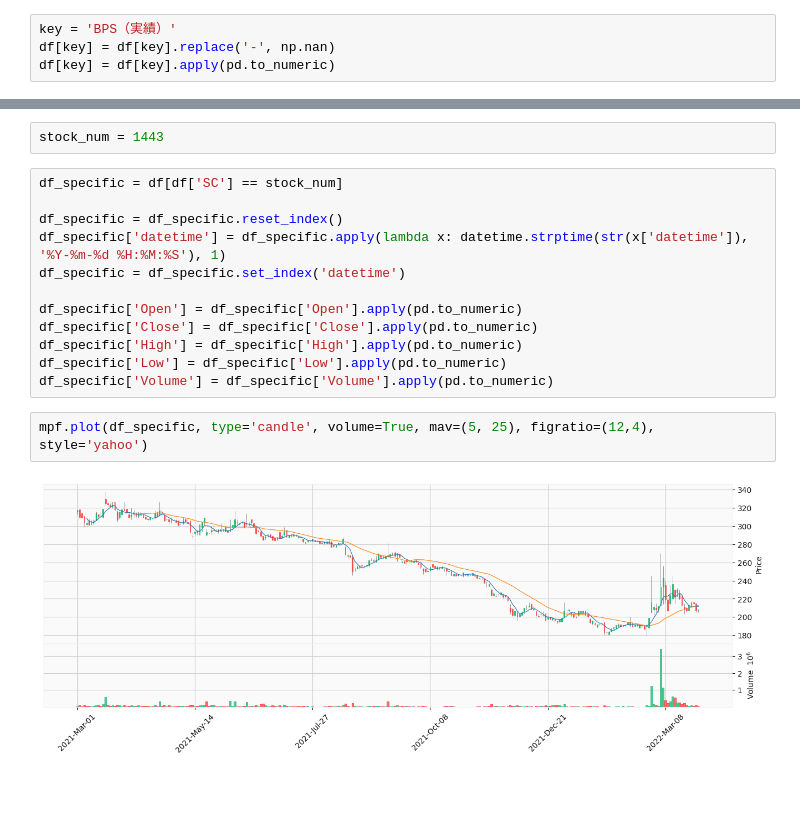
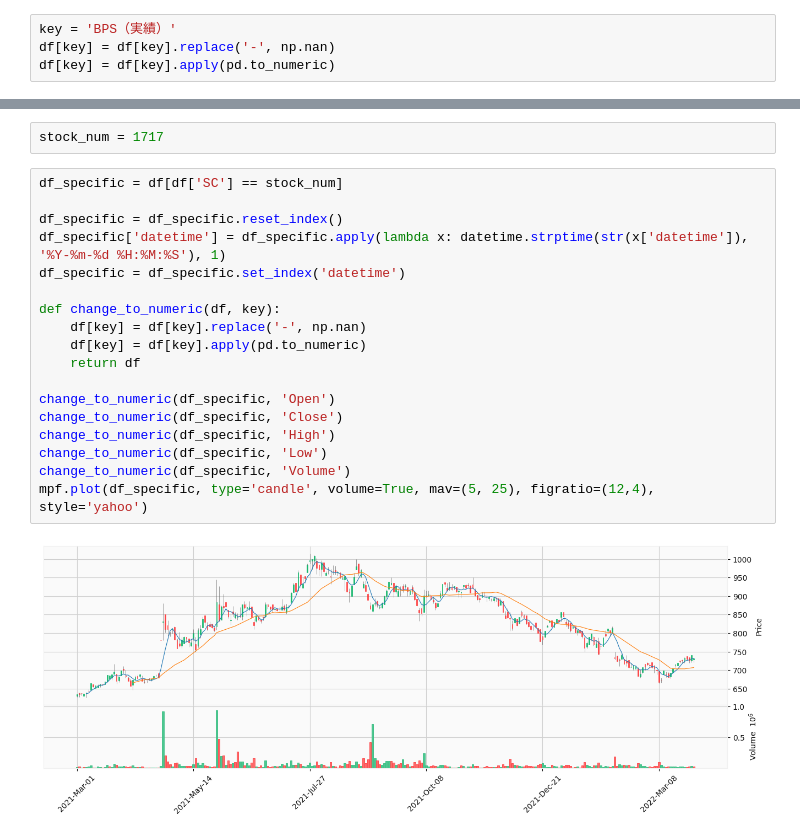
Before and after one commit to motacapla/StockAnalyzer, a Jupyter notebook: backtracer.ipynb, the cells around one changed output, grey strips where cells are left out. Drawn from its saved outputs; the diff is of its cells as text; blank space fills up the shorter version.

```diff
--- a/backtracer.ipynb
+++ b/backtracer.ipynb
@@ -239,21 +248,25 @@ df[(df['datetime'] == '2021-03-01') & (df['PBR（実績）'] <= 1) & (df['PER（
 # %%
-stock_num = 1443
+stock_num = 1717
 # %%
 df_specific = df[df['SC'] == stock_num]
 
 df_specific = df_specific.reset_index()
 df_specific['datetime'] = df_specific.apply(lambda x: datetime.strptime(str(x['datetime']), '%Y-%m-%d %H:%M:%S'), 1)
 df_specific = df_specific.set_index('datetime')
 
-df_specific['Open'] = df_specific['Open'].apply(pd.to_numeric)
-df_specific['Close'] = df_specific['Close'].apply(pd.to_numeric)
-df_specific['High'] = df_specific['High'].apply(pd.to_numeric)
-df_specific['Low'] = df_specific['Low'].apply(pd.to_numeric)
-df_specific['Volume'] = df_specific['Volume'].apply(pd.to_numeric)
+def change_to_numeric(df, key):
+    df[key] = df[key].replace('-', np.nan)
+    df[key] = df[key].apply(pd.to_numeric)
+    return df
+
+change_to_numeric(df_specific, 'Open')
+change_to_numeric(df_specific, 'Close')
+change_to_numeric(df_specific, 'High')
+change_to_numeric(df_specific, 'Low')
+change_to_numeric(df_specific, 'Volume')
+mpf.plot(df_specific, type='candle', volume=True, mav=(5, 25), figratio=(12,4), style='yahoo')
+# %% [output]
+[figure, added]
-# %%
-mpf.plot(df_specific, type='candle', volume=True, mav=(5, 25), figratio=(12,4), style='yahoo')
-# %% [output]
-[figure, removed]
 # %%
 df_specific['PBR（実績）'] = df_specific['PBR（実績）'].apply(pd.to_numeric)
 df_specific['PER（予想）'] = df_specific['PER（予想）'].apply(pd.to_numeric)
```
Also changed, not shown: parts of 31 cells of this notebook.
